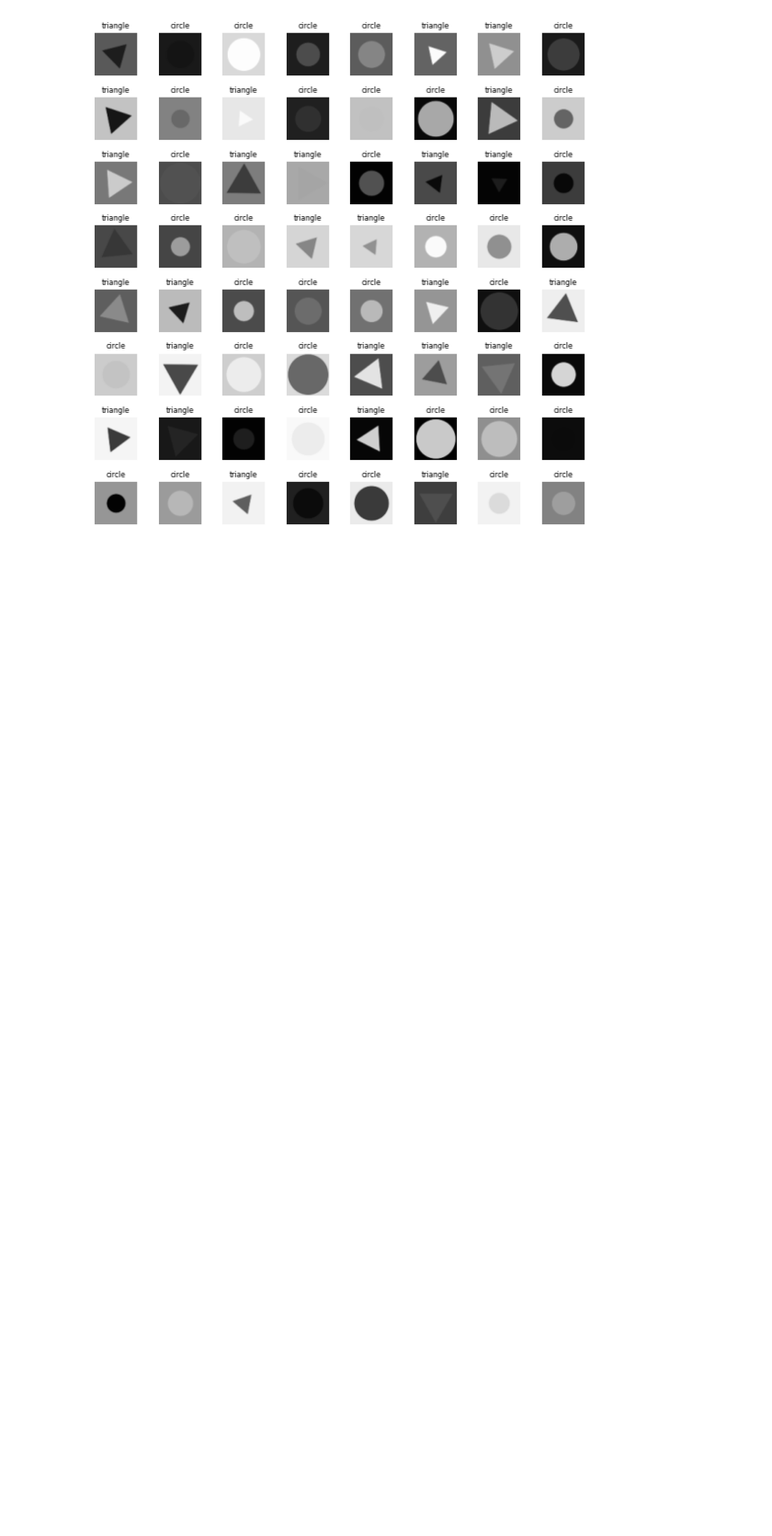
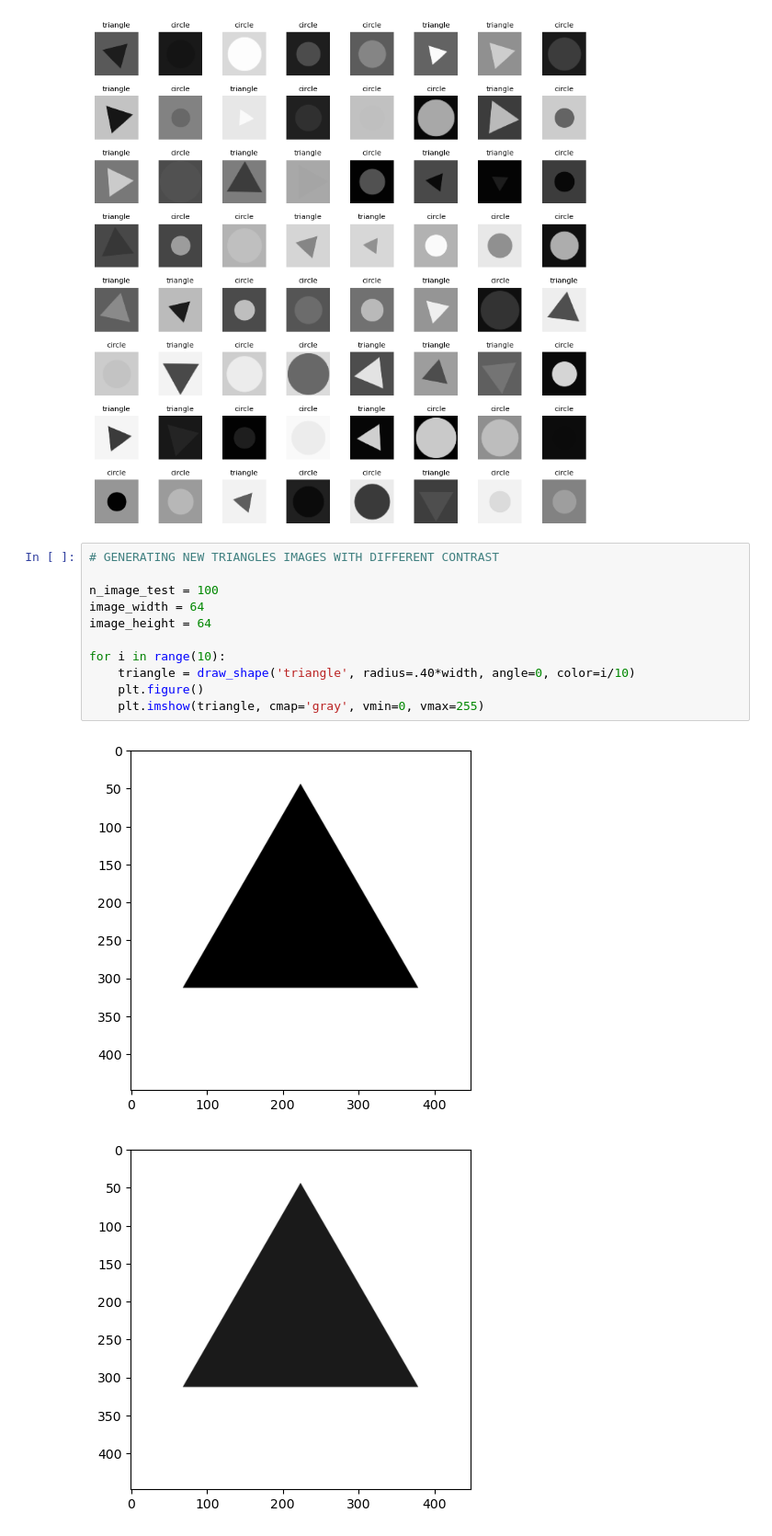
Before and after one commit to dianna-ai/dianna-exploration, a Jupyter notebook: example_data/dataset_preparation/geometric_shapes/generate_geometric_shapes.ipynb, the cells around one changed output. Shown at 92% size. Drawn from its saved outputs; the diff is of its cells as text; blank space fills up the shorter version.

Commit message:
Rotation and contrast.

```diff
--- a/example_data/dataset_preparation/geometric_shapes/generate_geometric_shapes.ipynb
+++ b/example_data/dataset_preparation/geometric_shapes/generate_geometric_shapes.ipynb
@@ -199,3 +198,17 @@ for i in range(64):
 overview_fig.tight_layout()
 # %% [output]
 [figure]
+# %%
+# GENERATING NEW TRIANGLES IMAGES WITH DIFFERENT CONTRAST
+
+n_image_test = 100
+image_width = 64
+image_height = 64
+
+for i in range(10):
+    triangle = draw_shape('triangle', radius=.40*width, angle=0, color=i/10)
+    plt.figure()
+    plt.imshow(triangle, cmap='gray', vmin=0, vmax=255)
+# %% [output]
+[figure, added]
+[figure, added]
```
Also changed, not shown: parts of 7 cells of this notebook.
